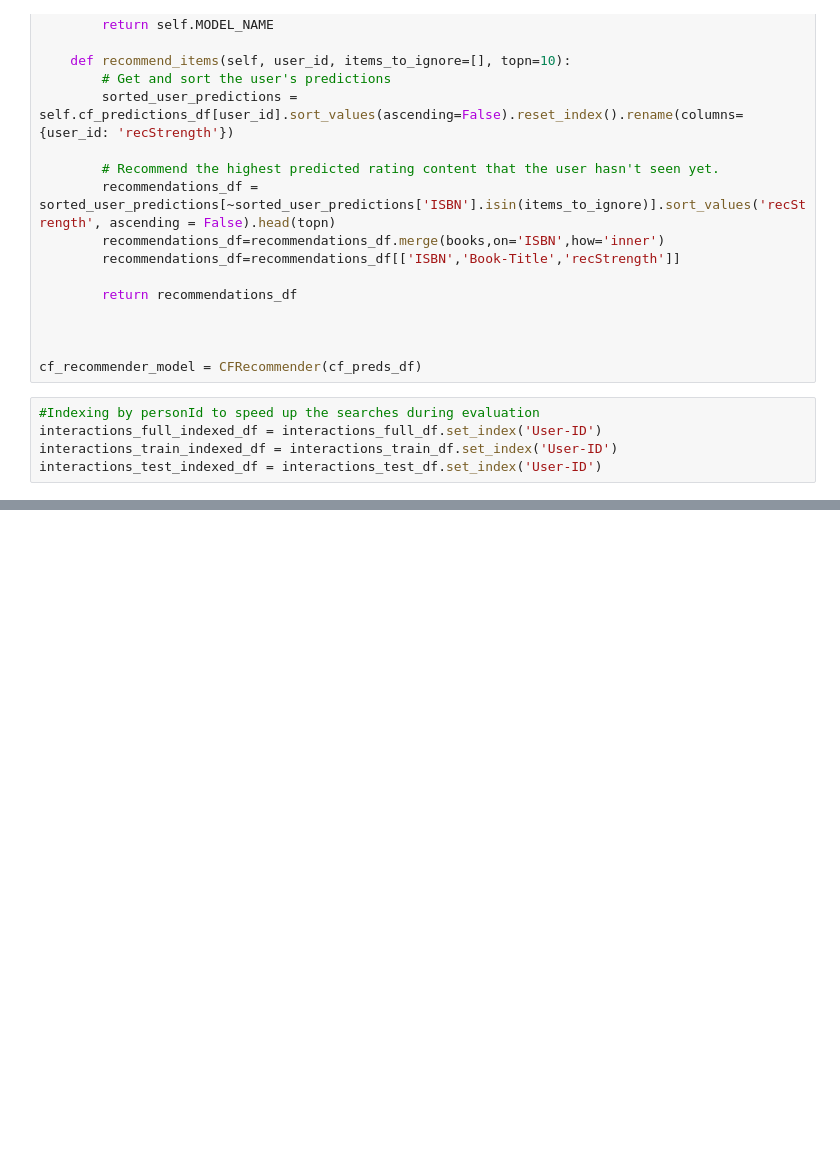
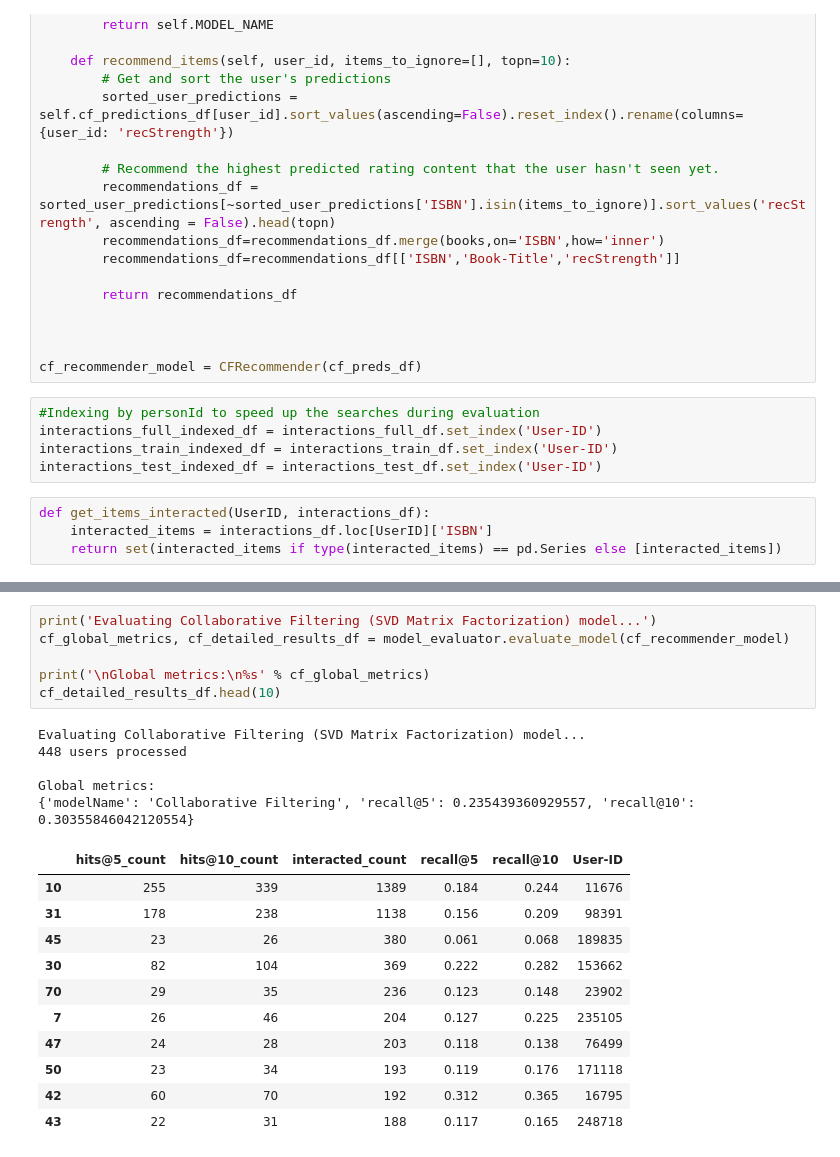
Before and after one commit to Mahima-Shree/Amazon-book-recommendation, a Jupyter notebook: Book_Recommendation_System.ipynb, the cells around one changed output, grey strips where cells are left out. Drawn from its saved outputs; the diff is of its cells as text; blank space fills up the shorter version.

```diff
--- a/Book_Recommendation_System.ipynb
+++ b/Book_Recommendation_System.ipynb
@@ -1290,3 +1290,7 @@ cf_recommender_model = CFRecommender(cf_preds_df)
 interactions_full_indexed_df = interactions_full_df.set_index('User-ID')
 interactions_train_indexed_df = interactions_train_df.set_index('User-ID')
 interactions_test_indexed_df = interactions_test_df.set_index('User-ID')
+# %%
+def get_items_interacted(UserID, interactions_df):
+    interacted_items = interactions_df.loc[UserID]['ISBN']
+    return set(interacted_items if type(interacted_items) == pd.Series else [interacted_items])
@@ -1292,0 +1481,23 @@ interactions_test_indexed_df = interactions_test_df.set_index('User-ID')
+# %%
+print('Evaluating Collaborative Filtering (SVD Matrix Factorization) model...')
+cf_global_metrics, cf_detailed_results_df = model_evaluator.evaluate_model(cf_recommender_model)
+
+print('\nGlobal metrics:\n%s' % cf_global_metrics)
+cf_detailed_results_df.head(10)
+# %% [output]
+Evaluating Collaborative Filtering (SVD Matrix Factorization) model...
+448 users processed
+
+Global metrics:
+{'modelName': 'Collaborative Filtering', 'recall@5': 0.235439360929557, 'recall@10': 0.30355846042120554}
+|  | hits@5_count | hits@10_count | interacted_count | recall@5 | recall@10 | User-ID |
+| 10 | 255 | 339 | 1389 | 0.184 | 0.244 | 11676 |
+| 31 | 178 | 238 | 1138 | 0.156 | 0.209 | 98391 |
+| 45 | 23 | 26 | 380 | 0.061 | 0.068 | 189835 |
+| 30 | 82 | 104 | 369 | 0.222 | 0.282 | 153662 |
+| 70 | 29 | 35 | 236 | 0.123 | 0.148 | 23902 |
+| 7 | 26 | 46 | 204 | 0.127 | 0.225 | 235105 |
+| 47 | 24 | 28 | 203 | 0.118 | 0.138 | 76499 |
+| 50 | 23 | 34 | 193 | 0.119 | 0.176 | 171118 |
+| 42 | 60 | 70 | 192 | 0.312 | 0.365 | 16795 |
+| 43 | 22 | 31 | 188 | 0.117 | 0.165 | 248718 |
```
Also changed, not shown: parts of 7 cells of this notebook.
